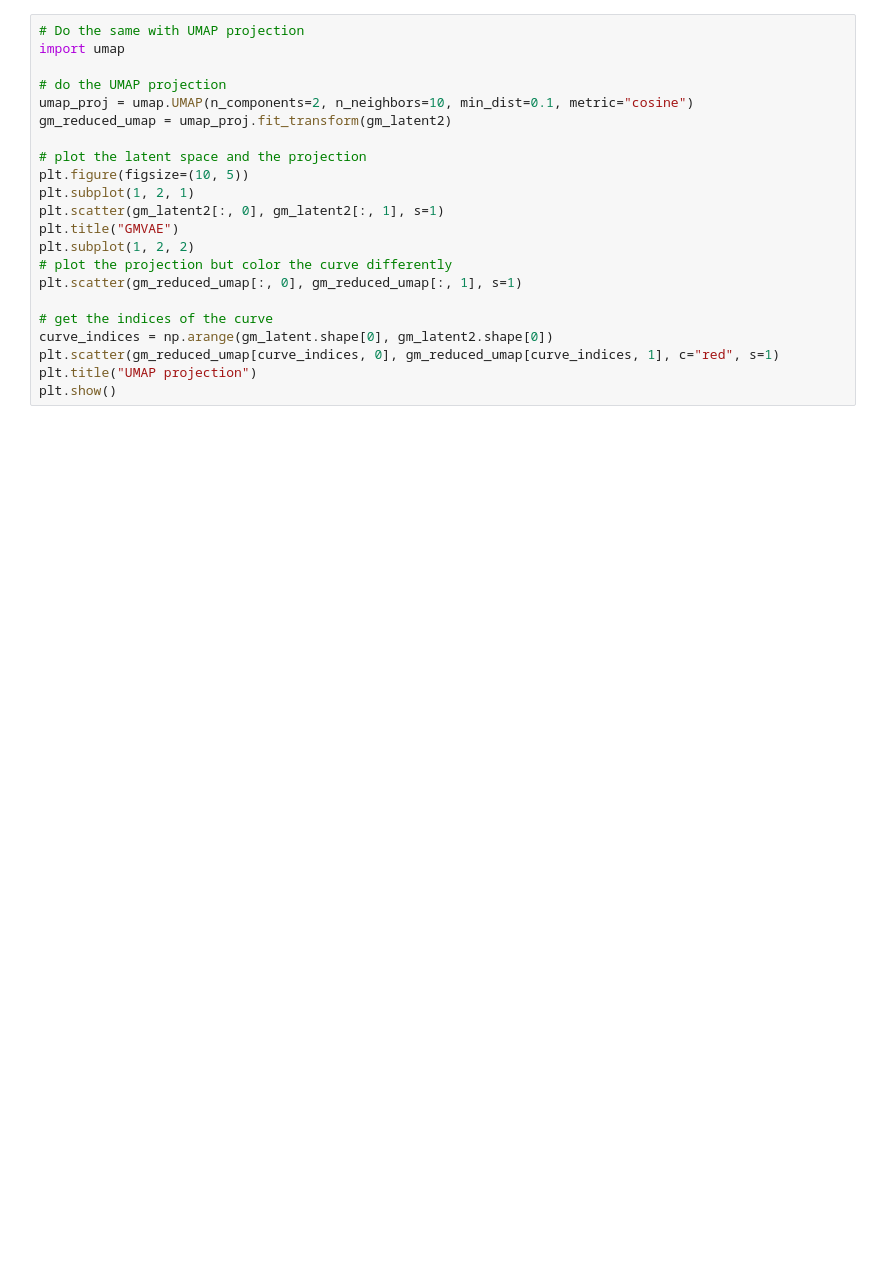
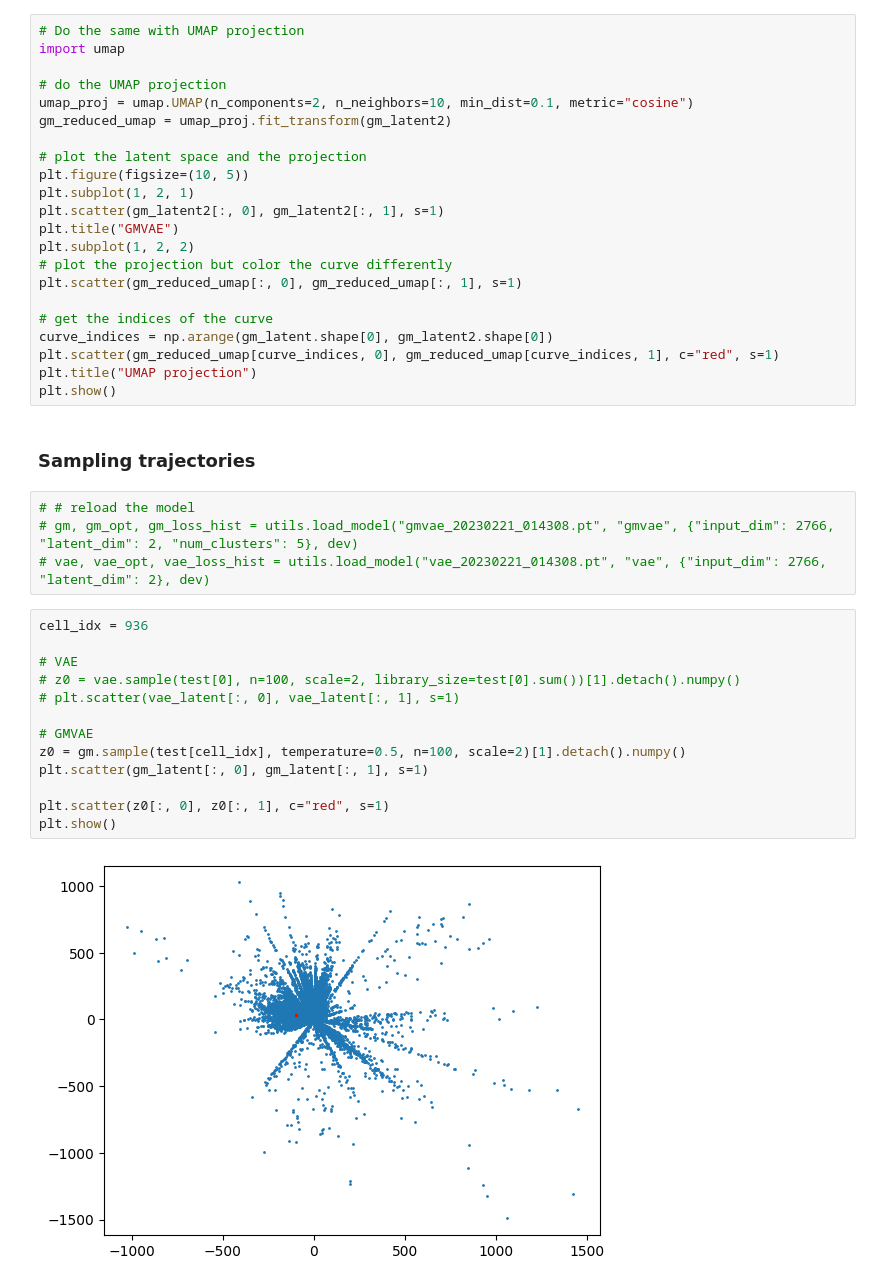
Before and after one commit to yhsure/cells, a Jupyter notebook: geodesics.ipynb, the cells around one changed output. Cells and saved outputs as stored; diff of their text form; blank space fills up the shorter version.

```diff
--- a/geodesics.ipynb
+++ b/geodesics.ipynb
@@ -222,3 +203,24 @@ curve_indices = np.arange(gm_latent.shape[0], gm_latent2.shape[0])
 plt.scatter(gm_reduced_umap[curve_indices, 0], gm_reduced_umap[curve_indices, 1], c="red", s=1)
 plt.title("UMAP projection")
 plt.show()
+# %% [markdown]
+### Sampling trajectories
+# %%
+# # reload the model
+# gm, gm_opt, gm_loss_hist = utils.load_model("gmvae_20230221_014308.pt", "gmvae", {"input_dim": 2766, "latent_dim": 2, "num_clusters": 5}, dev)
+# vae, vae_opt, vae_loss_hist = utils.load_model("vae_20230221_014308.pt", "vae", {"input_dim": 2766, "latent_dim": 2}, dev)
+# %%
+cell_idx = 936
+
+# VAE
+# z0 = vae.sample(test[0], n=100, scale=2, library_size=test[0].sum())[1].detach().numpy()
+# plt.scatter(vae_latent[:, 0], vae_latent[:, 1], s=1)
+
+# GMVAE
+z0 = gm.sample(test[cell_idx], temperature=0.5, n=100, scale=2)[1].detach().numpy()
+plt.scatter(gm_latent[:, 0], gm_latent[:, 1], s=1)
+
+plt.scatter(z0[:, 0], z0[:, 1], c="red", s=1)
+plt.show()
+# %% [output]
+[figure, added]
```
Also changed, not shown: parts of 12 cells of this notebook, 1 other file.
